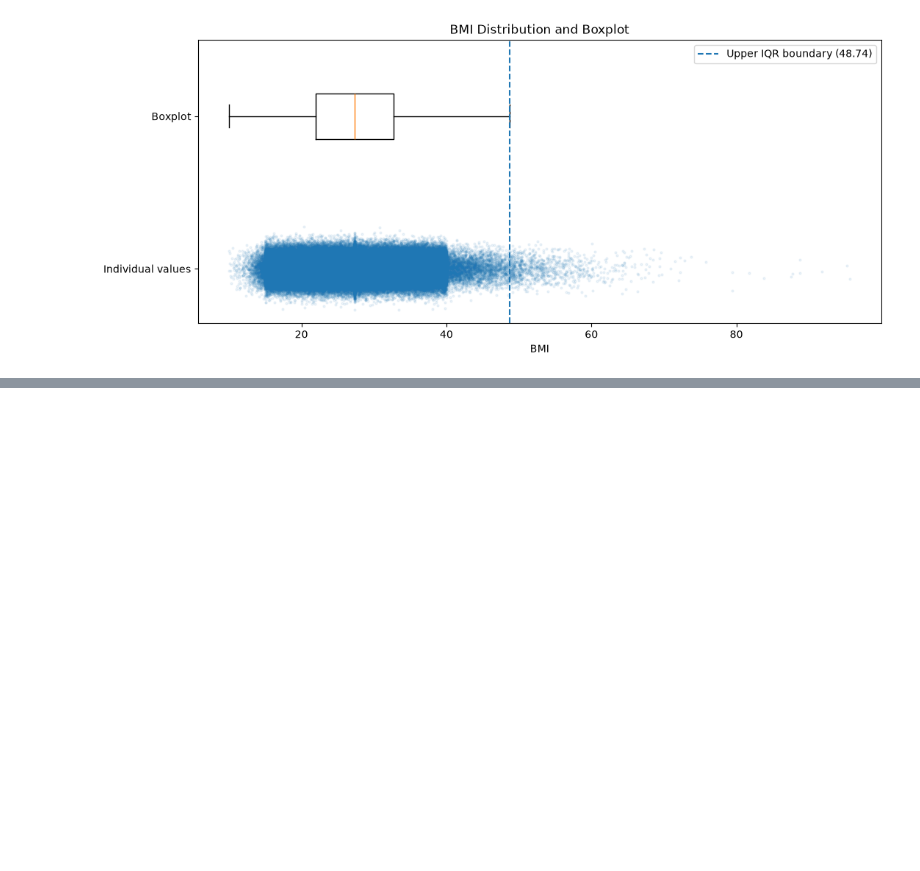
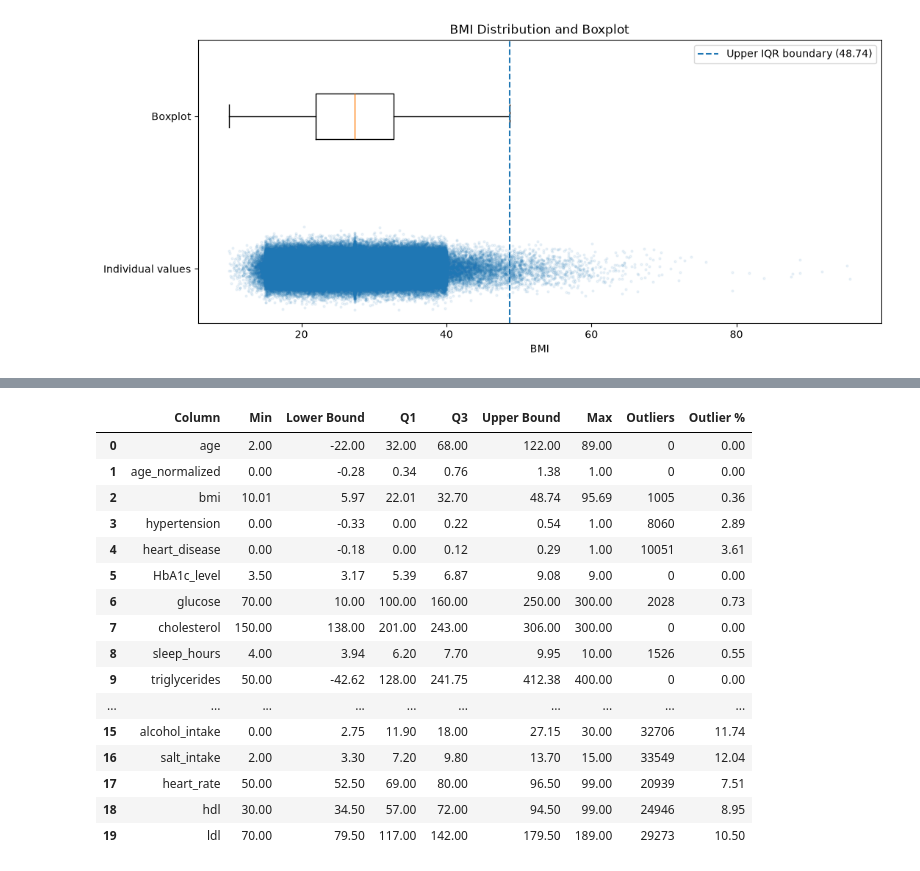
Before and after one commit to fatehbhular/Heart-Disease-Prediction-Model, a Jupyter notebook: notebooks/Task_3_Data Cleansing and Transformation.ipynb, the cells around one changed output, grey strips where cells are left out. Cells and saved outputs as stored; diff of their text form; code cells hidden in the pictures; blank space fills up the shorter version.

```diff
--- a/notebooks/Task_3_Data Cleansing and Transformation.ipynb
+++ b/notebooks/Task_3_Data Cleansing and Transformation.ipynb
@@ -373,0 +407,54 @@ plt.show()
+# %%
+# Create a summary of IQR outliers for each numerical column
+outlier_summary = []
+
+for column in numerical_columns:
+    # Calculate quartiles and IQR
+    q1 = df_clean[column].quantile(0.25)
+    q3 = df_clean[column].quantile(0.75)
+    iqr = q3 - q1
+
+    # Calculate the lower and upper IQR boundaries
+    lower_bound = q1 - 1.5 * iqr
+    upper_bound = q3 + 1.5 * iqr
+
+    # Flag potential outliers
+    outlier_flag = iqr_flag(df_clean[column])
+    outlier_count = outlier_flag.sum()
+
+    # Store the results
+    outlier_summary.append({
+        "Column": column,
+        "Min": df_clean[column].min(),
+        "Lower Bound": lower_bound,
+        "Q1": q1,
+        "Q3": q3,
+        "Upper Bound": upper_bound,
+        "Max": df_clean[column].max(),
+        "Outliers": outlier_count,
+        "Outlier %": (outlier_count / len(df_clean)) * 100
+    })
+
+# Convert the results into a dataframe
+outlier_summary_df = pd.DataFrame(outlier_summary)
+
+# Display the summary rounded for readability
+outlier_summary_df.round(2)
+# %% [output]
+|  | Column | Min | Lower Bound | Q1 | Q3 | Upper Bound | Max | Outliers | Outlier % |
+| 0 | age | 2.00 | -22.00 | 32.00 | 68.00 | 122.00 | 89.00 | 0 | 0.00 |
+| 1 | age_normalized | 0.00 | -0.28 | 0.34 | 0.76 | 1.38 | 1.00 | 0 | 0.00 |
+| 2 | bmi | 10.01 | 5.97 | 22.01 | 32.70 | 48.74 | 95.69 | 1005 | 0.36 |
+| 3 | hypertension | 0.00 | -0.33 | 0.00 | 0.22 | 0.54 | 1.00 | 8060 | 2.89 |
+| 4 | heart_disease | 0.00 | -0.18 | 0.00 | 0.12 | 0.29 | 1.00 | 10051 | 3.61 |
+| 5 | HbA1c_level | 3.50 | 3.17 | 5.39 | 6.87 | 9.08 | 9.00 | 0 | 0.00 |
+| 6 | glucose | 70.00 | 10.00 | 100.00 | 160.00 | 250.00 | 300.00 | 2028 | 0.73 |
+| 7 | cholesterol | 150.00 | 138.00 | 201.00 | 243.00 | 306.00 | 300.00 | 0 | 0.00 |
+| 8 | sleep_hours | 4.00 | 3.94 | 6.20 | 7.70 | 9.95 | 10.00 | 1526 | 0.55 |
+| 9 | triglycerides | 50.00 | -42.62 | 128.00 | 241.75 | 412.38 | 400.00 | 0 | 0.00 |
+| ... | ... | ... | ... | ... | ... | ... | ... | ... | ... |
+| 15 | alcohol_intake | 0.00 | 2.75 | 11.90 | 18.00 | 27.15 | 30.00 | 32706 | 11.74 |
+| 16 | salt_intake | 2.00 | 3.30 | 7.20 | 9.80 | 13.70 | 15.00 | 33549 | 12.04 |
+| 17 | heart_rate | 50.00 | 52.50 | 69.00 | 80.00 | 96.50 | 99.00 | 20939 | 7.51 |
+| 18 | hdl | 30.00 | 34.50 | 57.00 | 72.00 | 94.50 | 99.00 | 24946 | 8.95 |
+| 19 | ldl | 70.00 | 79.50 | 117.00 | 142.00 | 179.50 | 189.00 | 29273 | 10.50 |
```
Also changed, not shown: parts of 5 cells of this notebook.
